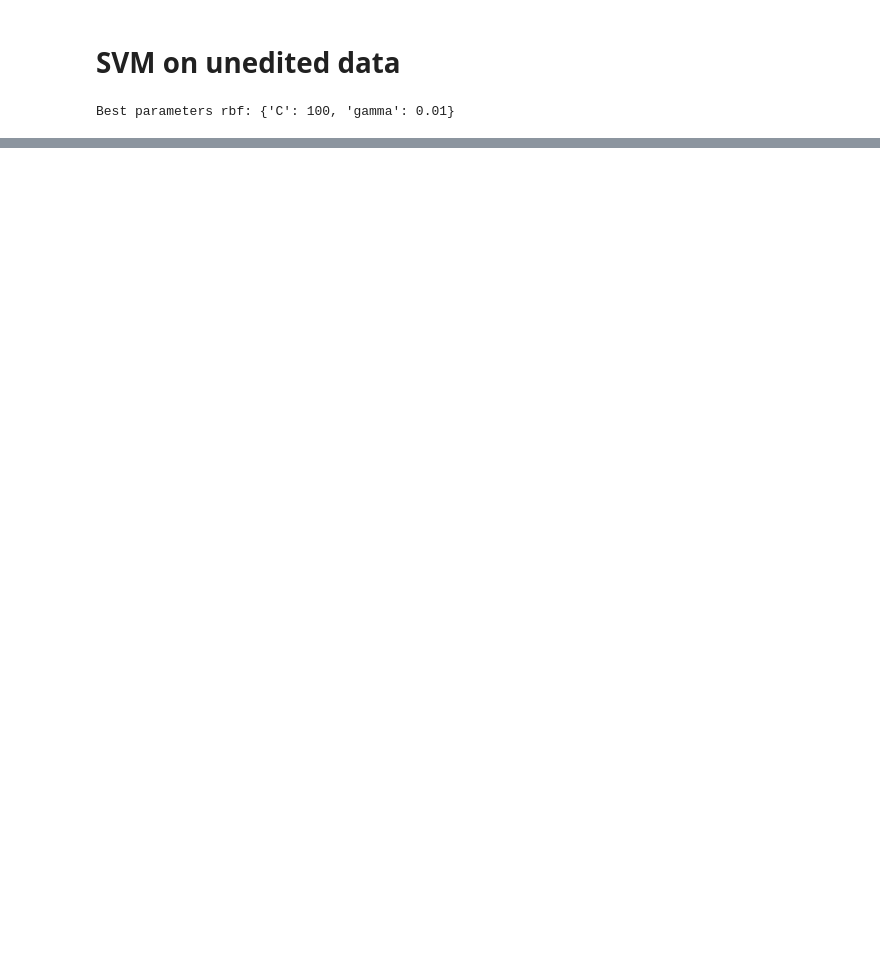
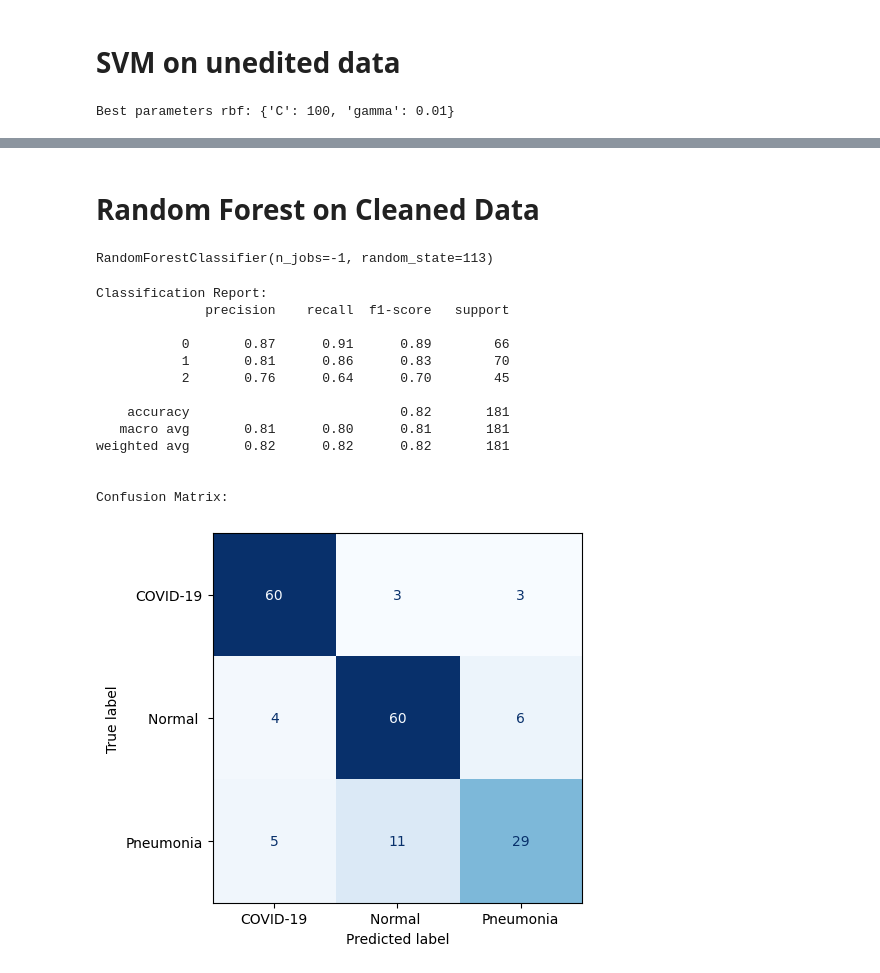
Before and after one commit to bdog18/ChestXRayClassifier, a Jupyter notebook: glcm_implementation.ipynb, the cells around one changed output, grey strips where cells are left out. Cells and saved outputs as stored; diff of their text form; code cells hidden in the pictures; blank space fills up the shorter version.

Commit message:
glcm_implementation update

```diff
--- a/glcm_implementation.ipynb
+++ b/glcm_implementation.ipynb
@@ -387,0 +454,9 @@ Confusion Matrix:
+# %%
+cl_glcm, cl_glcm_df = extract_glcm_features_df(
+    cl_images,
+    cl_labels,
+    cl_image_paths,
+    target_size=(512, 512),
+    distances=[1,5],
+    angles=[0, np.pi/2]
+)
@@ -387,0 +471,52 @@ Confusion Matrix:
+# %%
+X_train, X_test, y_train, y_test = train_test_split(
+                                                    cl_glcm_df.drop(columns=['image_id', 'label'], axis=1),
+                                                    cl_glcm_df['label'],
+                                                    test_size=0.3,
+                                                    random_state=113,
+                                                    stratify=cl_glcm_df['label']
+                                                    )
+
+# Standardize the features
+scaler = StandardScaler()
+cl_X_train_scaled = scaler.fit_transform(X_train)
+cl_X_test_scaled = scaler.transform(X_test)
+# %% [markdown]
+# Random Forest on Cleaned Data
+# %%
+# Train a Random Forest Classifier on scaled cleaned data
+rf_model = RandomForestClassifier(n_estimators=100, random_state=113, n_jobs=-1)
+rf_model.fit(cl_X_train_scaled, y_train)
+# %% [output]
+RandomForestClassifier(n_jobs=-1, random_state=113)
+# %%
+# Evaluate the model
+
+y_pred = rf_model.predict(cl_X_test_scaled)
+
+print("\nClassification Report:")
+print(classification_report(y_test, y_pred))
+
+
+print("\nConfusion Matrix:")
+ConfusionMatrixDisplay.from_predictions(y_true= y_test,
+                                        y_pred= y_pred,
+                                        display_labels=label_map.values(),
+                                        cmap=plt.cm.Blues,
+                                        colorbar=False)
+plt.show()
+# %% [output]
+Classification Report:
+              precision    recall  f1-score   support
+
+           0       0.87      0.91      0.89        66
+           1       0.81      0.86      0.83        70
+           2       0.76      0.64      0.70        45
+
+    accuracy                           0.82       181
+   macro avg       0.81      0.80      0.81       181
+weighted avg       0.82      0.82      0.82       181
+
+
+Confusion Matrix:
+[figure, added]
```
Also changed, not shown: parts of 13 cells of this notebook.
